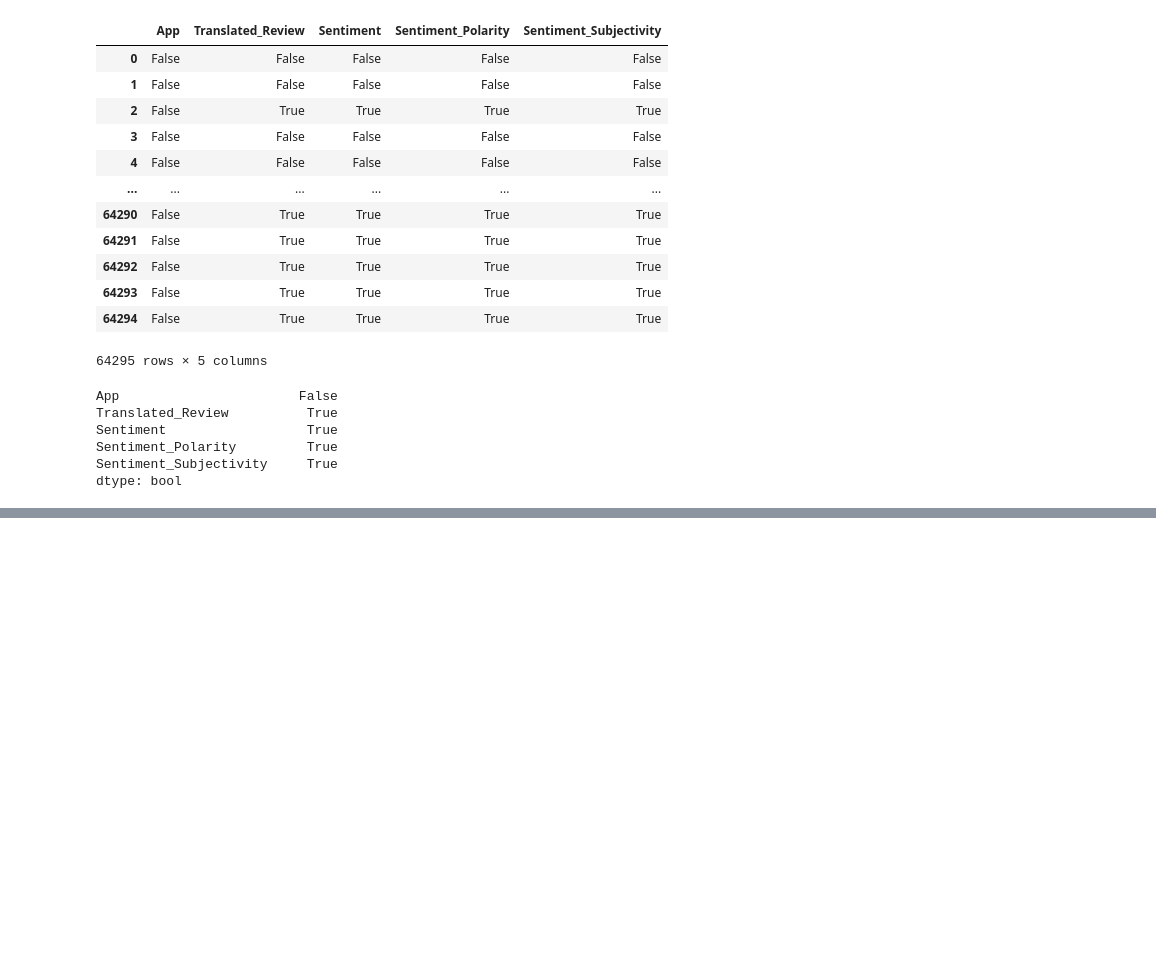
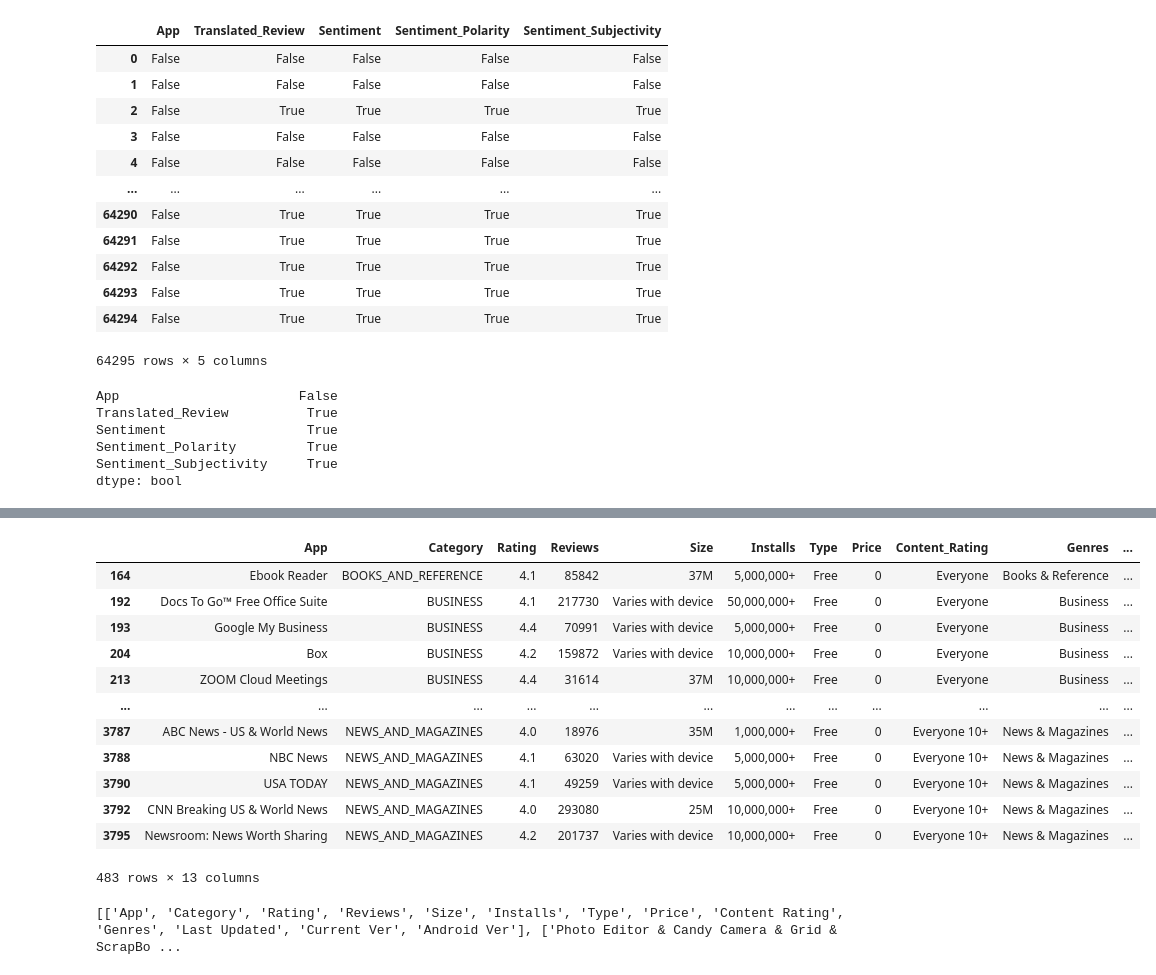
Before and after one commit to tanmaybohra/Play-Store-App-Review-Analysis, a Jupyter notebook: Playing_with_Play_Store_App_Review_Analysis_Capstone_Project.ipynb, the cells around one changed output, grey strips where cells are left out. Saved outputs shown, nothing was run; the diff lists cells and outputs as text; code cells hidden in the pictures; blank space fills up the shorter version.

```diff
--- a/Playing_with_Play_Store_App_Review_Analysis_Capstone_Project.ipynb
+++ b/Playing_with_Play_Store_App_Review_Analysis_Capstone_Project.ipynb
@@ -209,0 +340,48 @@ dtype: bool
+# %%
+duplicates = play_store[play_store.duplicated(keep = 'last')]
+duplicates
+# %% [output]
+|  | App | Category | Rating | Reviews | Size | Installs | Type | Price | Content_Rating | Genres | ... |
+| 164 | Ebook Reader | BOOKS_AND_REFERENCE | 4.1 | 85842 | 37M | 5,000,000+ | Free | 0 | Everyone | Books & Reference | ... |
+| 192 | Docs To Go™ Free Office Suite | BUSINESS | 4.1 | 217730 | Varies with device | 50,000,000+ | Free | 0 | Everyone | Business | ... |
+| 193 | Google My Business | BUSINESS | 4.4 | 70991 | Varies with device | 5,000,000+ | Free | 0 | Everyone | Business | ... |
+| 204 | Box | BUSINESS | 4.2 | 159872 | Varies with device | 10,000,000+ | Free | 0 | Everyone | Business | ... |
+| 213 | ZOOM Cloud Meetings | BUSINESS | 4.4 | 31614 | 37M | 10,000,000+ | Free | 0 | Everyone | Business | ... |
+| ... | ... | ... | ... | ... | ... | ... | ... | ... | ... | ... | ... |
+| 3787 | ABC News - US & World News | NEWS_AND_MAGAZINES | 4.0 | 18976 | 35M | 1,000,000+ | Free | 0 | Everyone 10+ | News & Magazines | ... |
+| 3788 | NBC News | NEWS_AND_MAGAZINES | 4.1 | 63020 | Varies with device | 5,000,000+ | Free | 0 | Everyone 10+ | News & Magazines | ... |
+| 3790 | USA TODAY | NEWS_AND_MAGAZINES | 4.1 | 49259 | Varies with device | 5,000,000+ | Free | 0 | Everyone 10+ | News & Magazines | ... |
+| 3792 | CNN Breaking US & World News | NEWS_AND_MAGAZINES | 4.0 | 293080 | 25M | 10,000,000+ | Free | 0 | Everyone 10+ | News & Magazines | ... |
+| 3795 | Newsroom: News Worth Sharing | NEWS_AND_MAGAZINES | 4.2 | 201737 | Varies with device | 10,000,000+ | Free | 0 | Everyone 10+ | News & Magazines | ... |
+483 rows × 13 columns
+# %%
+from csv import reader
+opened_file = open('/content/drive/MyDrive/Copy of Play Store Data.csv')
+read_file = reader(opened_file)
+android = list(read_file)
+print(android)
+android_header = android[0]
+# print(android_header)
+android = android[1:]
+
+def explore_data(dataset, start, end, rows_and_columns=False):
+    dataset_slice = dataset[start:end]
+    for row in dataset_slice:
+        print(row)
+        print('\n') # adds a new (empty) line between rows
+
+    if rows_and_columns:
+        print('Number of rows:', len(dataset))
+        print('Number of columns:', len(dataset[0]))
+
+### Exploring the android data set ###
+print(android_header)
+print('\n')
+explore_data(android, 0, 3, True)
+
+for app in android:
+    name = app[0]
+    if name == 'Instagram':
+        print(app)
+# %% [output]
+[['App', 'Category', 'Rating', 'Reviews', 'Size', 'Installs', 'Type', 'Price', 'Content Rating', 'Genres', 'Last Updated', 'Current Ver', 'Android Ver'], ['Photo Editor & Candy Camera & Grid & ScrapBo ...
```
Also changed, not shown: parts of 26 cells of this notebook.
